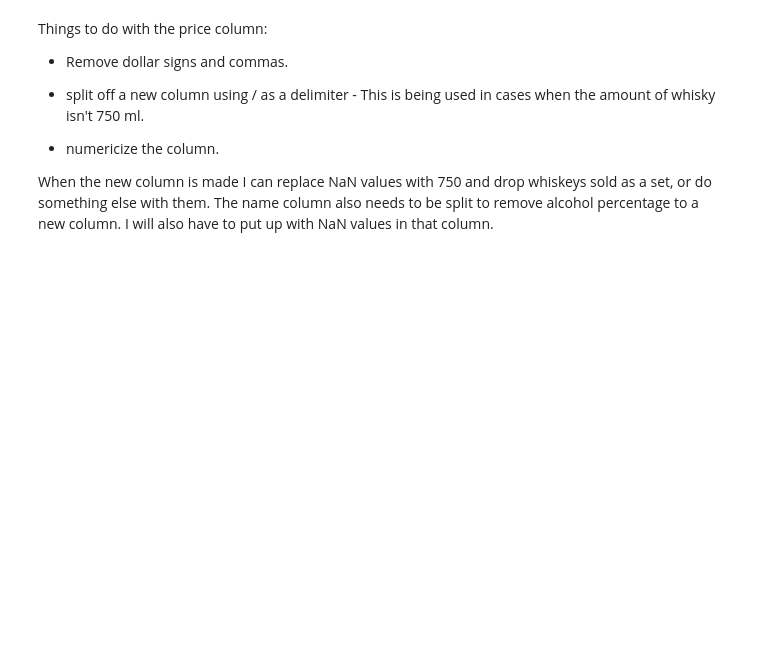
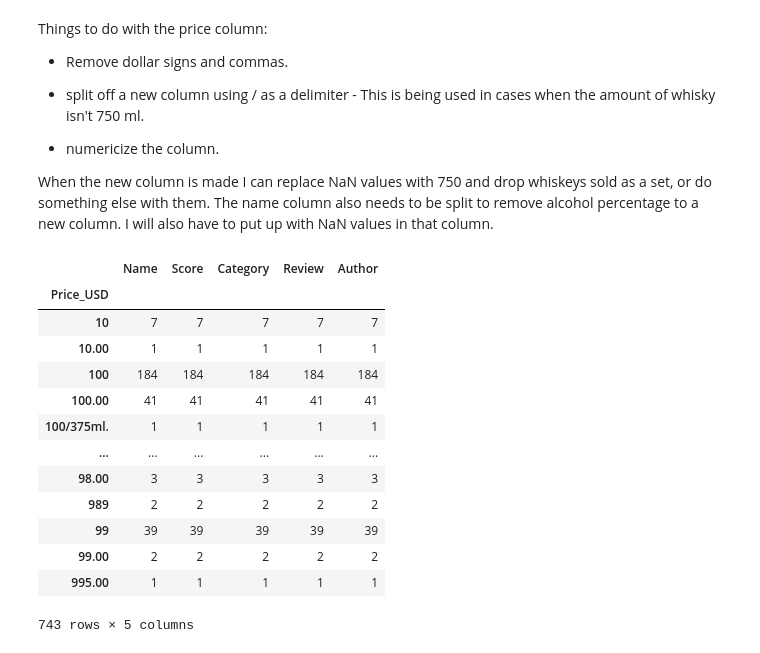
Before and after one commit to gspahlin/WhiskyAdvocate_ETL, a Jupyter notebook: whiskey_scraper.ipynb, the cells around one changed output. Drawn from its saved outputs; the diff is of its cells as text; code cells hidden in the pictures; blank space fills up the shorter version.

```diff
--- a/whiskey_scraper.ipynb
+++ b/whiskey_scraper.ipynb
@@ -453,3 +410,26 @@ Things to do with the price column:
 When the new column is made I can replace NaN values with 750 and drop whiskeys sold as a set, or do something else with them.
 The name column also needs to be split to remove alcohol percentage to a new column. I will also have to put up with NaN values
 in that column.
+# %%
+#get rid of $ sign and comma
+
+Whis_df['Price_USD'] = Whis_df['Price_USD'].str.replace('$', '')
+Whis_df['Price_USD'] = Whis_df['Price_USD'].str.replace(',', '')
+prc_chk = Whis_df.groupby('Price_USD').count()
+
+prc_chk
+# %% [output]
+|  | Name | Score | Category | Review | Author |
+| Price_USD |  |  |  |  |  |
+| 10 | 7 | 7 | 7 | 7 | 7 |
+| 10.00 | 1 | 1 | 1 | 1 | 1 |
+| 100 | 184 | 184 | 184 | 184 | 184 |
+| 100.00 | 41 | 41 | 41 | 41 | 41 |
+| 100/375ml. | 1 | 1 | 1 | 1 | 1 |
+| ... | ... | ... | ... | ... | ... |
+| 98.00 | 3 | 3 | 3 | 3 | 3 |
+| 989 | 2 | 2 | 2 | 2 | 2 |
+| 99 | 39 | 39 | 39 | 39 | 39 |
+| 99.00 | 2 | 2 | 2 | 2 | 2 |
+| 995.00 | 1 | 1 | 1 | 1 | 1 |
+743 rows × 5 columns
```
Also changed, not shown: parts of 47 cells of this notebook.
